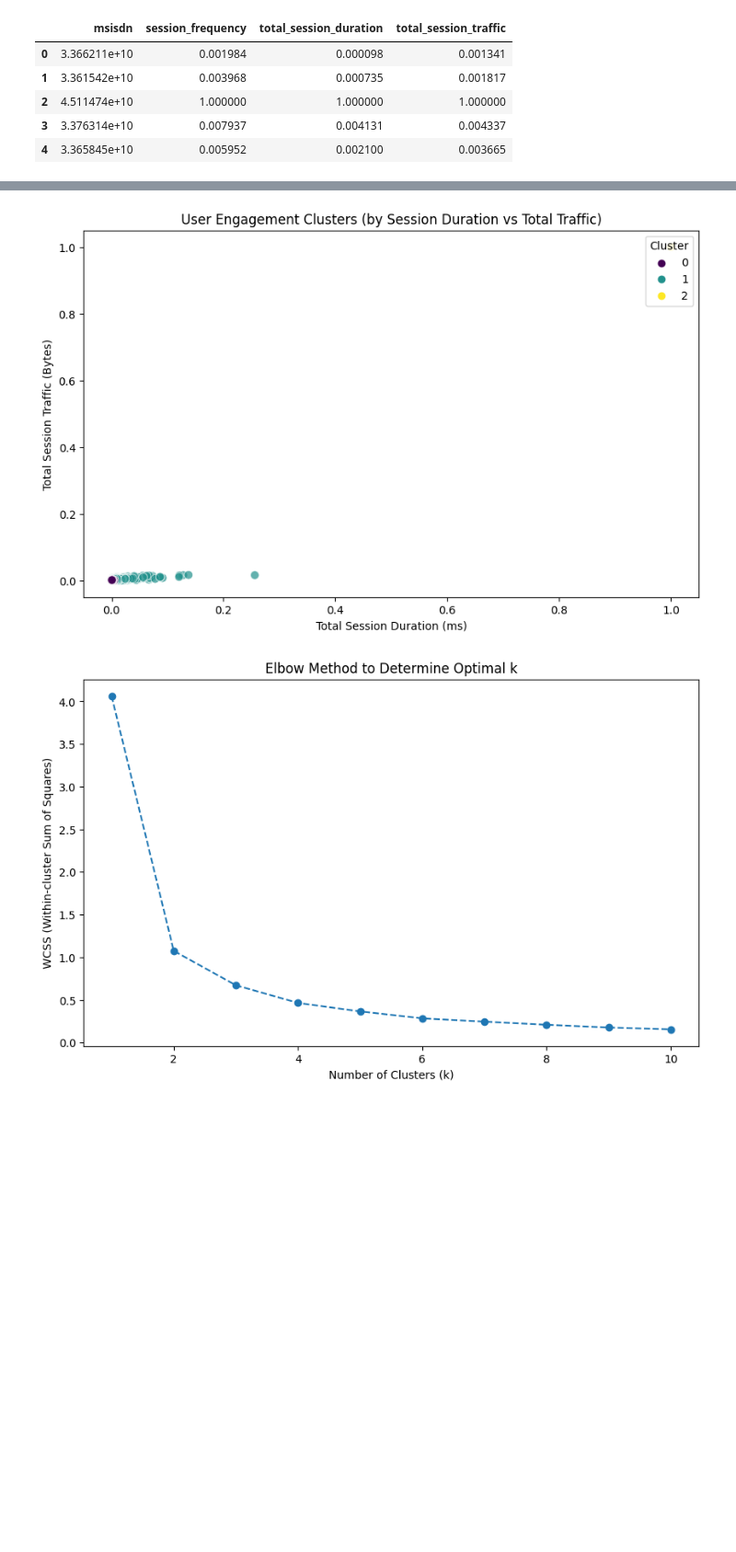
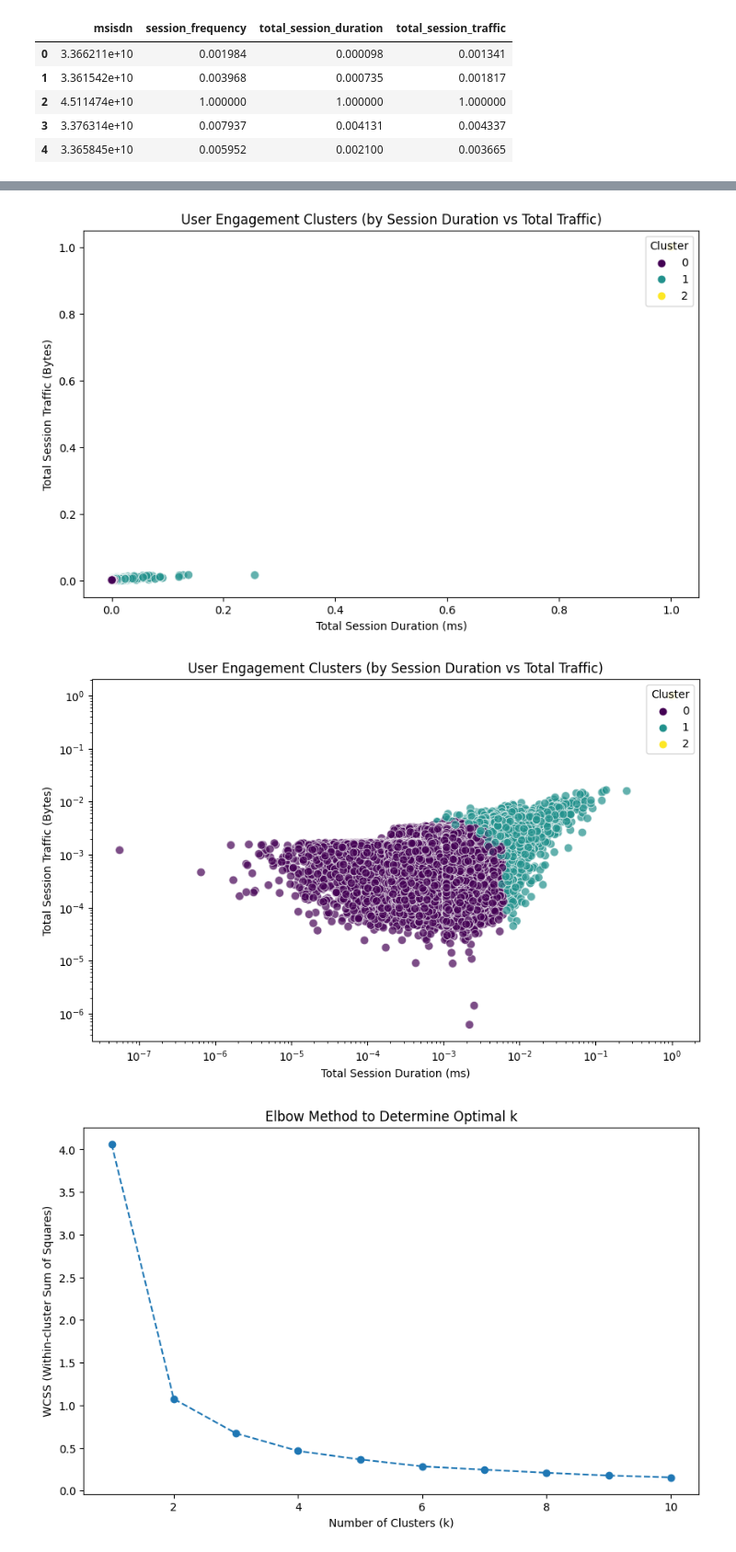
Before and after one commit to kaleabb266/tellco-telecom-analytics, a Jupyter notebook: notebooks/engagement.ipynb, the cells around one changed output, grey strips where cells are left out. Shown: that part at 92% size. Saved outputs shown, nothing was run; the diff lists cells and outputs as text; code cells hidden in the pictures; blank space fills up the shorter version.

```diff
--- a/notebooks/engagement.ipynb
+++ b/notebooks/engagement.ipynb
@@ -80,16 +83,28 @@ cluster_stats.head()
 | 1 | 0.001984 | 0.035714 | 0.006450 | 62.525794 | 0.000821 | 0.256030 | 0.006506 | ... |
 | 2 | 1.000000 | 1.000000 | 1.000000 | 1.000000 | 1.000000 | 1.000000 | 1.000000 | ... |
 # %%
+
 # Step 6: Plot the engagement clusters using a scatterplot
 plt.figure(figsize=(10, 6))
 sns.scatterplot(x='total_session_duration', y='total_session_traffic', hue='engagement_cluster', data=df, palette='viridis', s=60, alpha=0.7)
 plt.title('User Engagement Clusters (by Session Duration vs Total Traffic)')
 plt.xlabel('Total Session Duration (ms)')
 plt.ylabel('Total Session Traffic (Bytes)')
 plt.legend(title='Cluster', loc='upper right')
 plt.show()
+#log scale
+plt.figure(figsize=(10, 6))
+sns.scatterplot(x='total_session_duration', y='total_session_traffic', hue='engagement_cluster', data=df, palette='viridis', s=60, alpha=0.7)
+plt.title('User Engagement Clusters (by Session Duration vs Total Traffic)')
+plt.xlabel('Total Session Duration (ms)')
+plt.ylabel('Total Session Traffic (Bytes)')
+plt.legend(title='Cluster', loc='upper right')
+plt.xscale('log')
+plt.yscale('log')
+plt.show()
 # %% [output]
 [figure]
+[figure, added]
 # %%
 # Step 7: Determine optimal k using Elbow Method
 wcss = []
```
Also changed, not shown: parts of 3 cells of this notebook, 2 other files.
